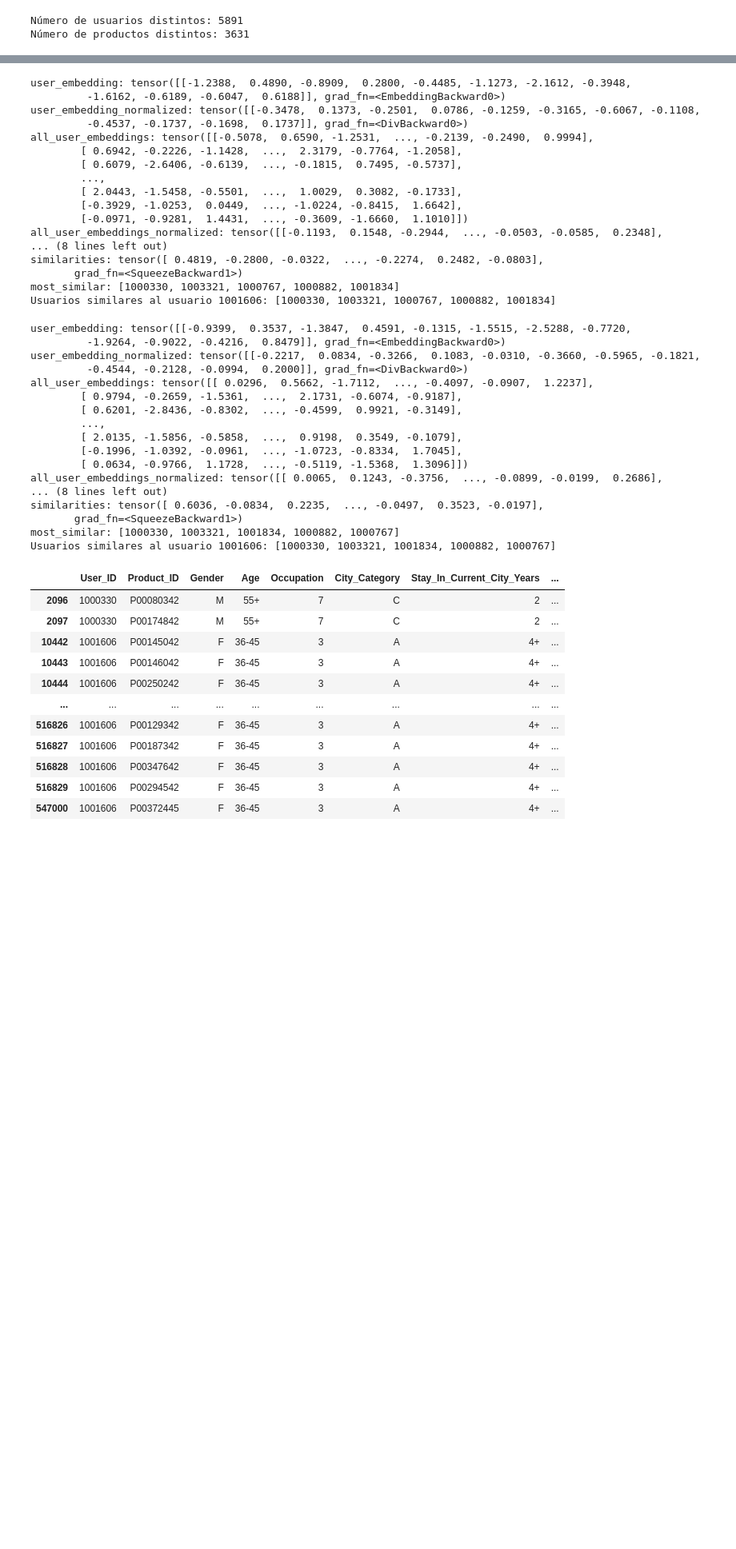
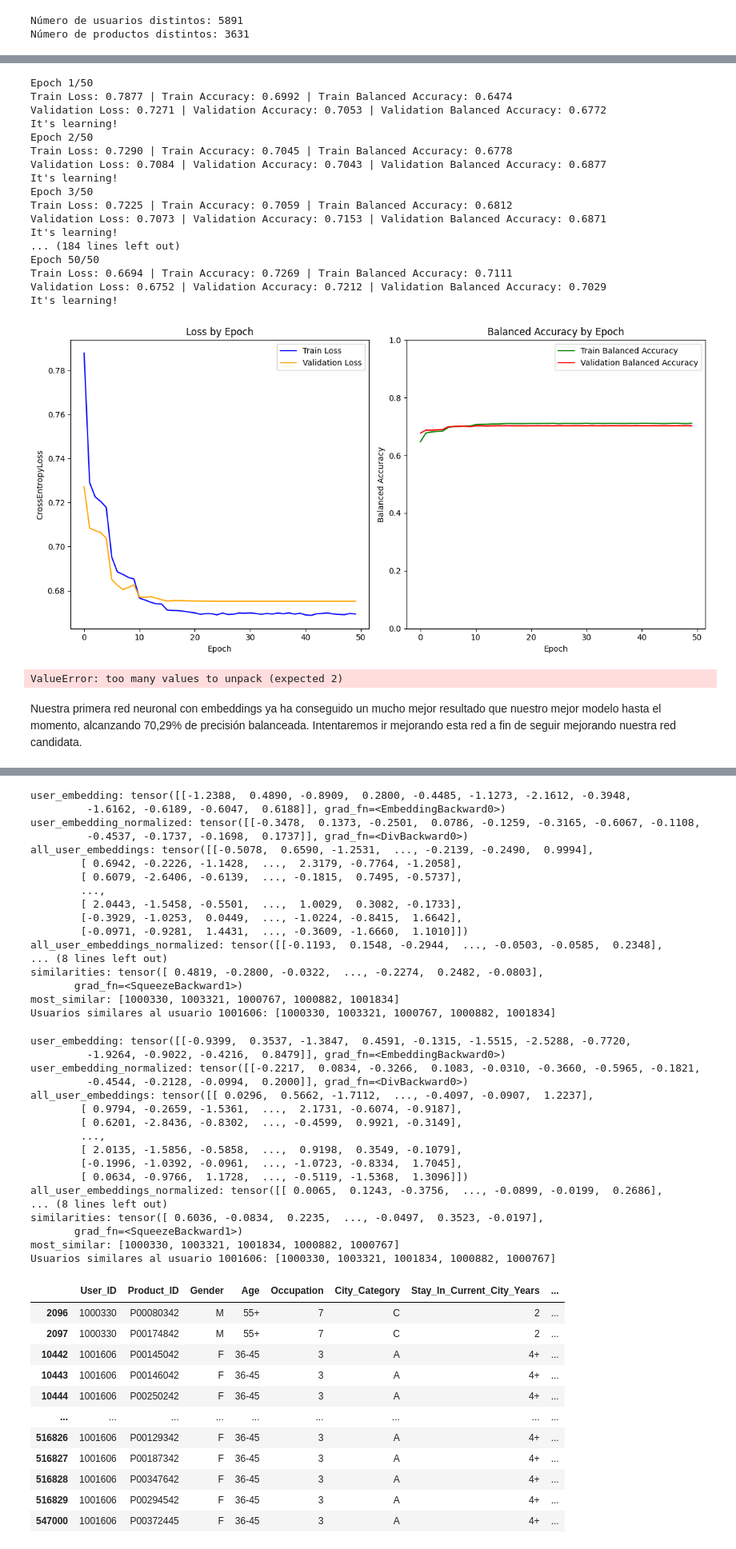
Before and after one commit to claudiobarril/aprendizaje_profundo, a Jupyter notebook: Deep_Learning_TP_Cohorte_17_5B2024.ipynb, the cells around one changed output, grey strips where cells are left out. Shown at 80% size. Saved outputs shown, nothing was run; the diff lists cells and outputs as text; code cells hidden in the pictures; blank space fills up the shorter version.

```diff
--- a/Deep_Learning_TP_Cohorte_17_5B2024.ipynb
+++ b/Deep_Learning_TP_Cohorte_17_5B2024.ipynb
@@ -1441,10 +1456,10 @@ X_test_scaled = scaler.transform(X_test)
 train_black_sale_ds_embeddings = BlackSaleDatasetWithEmbeddings(X_train_scaled, user_idx_train, product_idx_train, y_train)
 test_black_sale_ds_embeddings = BlackSaleDatasetWithEmbeddings(X_test_scaled, user_idx_test, product_idx_test, y_test)
 
-train_dataloader_embeddings = DataLoader(train_black_sale_ds_embeddings, batch_size=32, shuffle=True)
-test_dataloader_embeddings = DataLoader(test_black_sale_ds_embeddings, batch_size=32)
+train_dataloader_embeddings = DataLoader(train_black_sale_ds_embeddings, batch_size=64, shuffle=True)
+test_dataloader_embeddings = DataLoader(test_black_sale_ds_embeddings, batch_size=64)
 # %%
-class NNetImproveWithEmbeddings(torch.nn.Module):
+class NNetWithEmbeddings(torch.nn.Module):
 
   def __init__(self, input_size, output_size, user_idx_embeddings_dim, product_idx_embeddings_dim):
     super().__init__()
@@ -1481,7 +1496,7 @@ class_weights = compute_class_weight('balanced', classes=np.unique(y_train), y=y
 class_weights = torch.tensor(class_weights, dtype=torch.float).to(device)
 # %%
 # Crear el modelo
-nnet_with_embeddings = NNetImproveWithEmbeddings(
+nnet_with_embeddings = NNetWithEmbeddings(
     input_size=X_train.shape[1],
     output_size=len(np.unique(y_train)),
     user_idx_embeddings_dim=12,
@@ -1490,15 +1505,15 @@ nnet_with_embeddings = NNetImproveWithEmbeddings(
 # Configurar la pérdida con los pesos
 criterion = nn.CrossEntropyLoss(weight=class_weights)
 # Configurar el optimizador y la función de pérdida
-optimizer = optim.Adam(nnet_with_embeddings.parameters(), lr=0.001)
+optimizer = optim.Adam(nnet_with_embeddings.parameters(), lr=0.001, weight_decay=0.001)
 # Scheduler
-scheduler = StepLR(optimizer, step_size=7, gamma=0.1)
+scheduler = StepLR(optimizer, step_size=5, gamma=0.2)
 # %%
-trainer = TrainerWithEmbeddings(
+trainer_with_embeddings = TrainerWithEmbeddings(
     model=nnet_with_embeddings,
     device=device,
     optimizer=optimizer,
     criterion=criterion,
     scheduler=scheduler,
-    early_stopper=EarlyStopper(patience=10, mode="min")
+    early_stopper=EarlyStopper(patience=5, mode="min")
 )
@@ -1530 +1520,46 @@ Early stopping triggered at epoch 17
+# %%
+trainer_with_embeddings.fit(
+    train_dataloader=train_dataloader_embeddings,
+    val_dataloader=test_dataloader_embeddings,
+    epochs=50
+)
+
+# Retrieve metrics
+train_loss_by_epoch, valid_loss_by_epoch, train_accuracy_by_epoch, valid_accuracy_by_epoch = trainer_with_embeddings.get_training_metrics()
+
+# Plot metrics
+printTrainLossVsValidLossAndAccuracy(
+    train_loss_by_epoch,
+    valid_loss_by_epoch,
+    train_accuracy_by_epoch,
+    valid_accuracy_by_epoch,
+)
+
+# Predict on test set
+y_true, y_pred = trainer_with_embeddings.predict(test_dataloader_embeddings)
+
+# Evaluate predictions
+evaluate_classifier(nnet, y_pred)
+# %% [output]
+Epoch 1/50
+Train Loss: 0.7877 | Train Accuracy: 0.6992 | Train Balanced Accuracy: 0.6474
+Validation Loss: 0.7271 | Validation Accuracy: 0.7053 | Validation Balanced Accuracy: 0.6772
+It's learning!
+Epoch 2/50
+Train Loss: 0.7290 | Train Accuracy: 0.7045 | Train Balanced Accuracy: 0.6778
+Validation Loss: 0.7084 | Validation Accuracy: 0.7043 | Validation Balanced Accuracy: 0.6877
+It's learning!
+Epoch 3/50
+Train Loss: 0.7225 | Train Accuracy: 0.7059 | Train Balanced Accuracy: 0.6812
+Validation Loss: 0.7073 | Validation Accuracy: 0.7153 | Validation Balanced Accuracy: 0.6871
+It's learning!
+... (184 lines left out)
+Epoch 50/50
+Train Loss: 0.6694 | Train Accuracy: 0.7269 | Train Balanced Accuracy: 0.7111
+Validation Loss: 0.6752 | Validation Accuracy: 0.7212 | Validation Balanced Accuracy: 0.7029
+It's learning!
+[figure, added]
+ValueError: too many values to unpack (expected 2)
+# %% [markdown]
+Nuestra primera red neuronal con embeddings ya ha conseguido un mucho mejor resultado que nuestro mejor modelo hasta el momento, alcanzando 70,29% de precisión balanceada. Intentaremos ir mejorando esta red a fin de seguir mejorando nuestra red candidata.
 # %%
```
Also changed, not shown: parts of 30 cells of this notebook.
